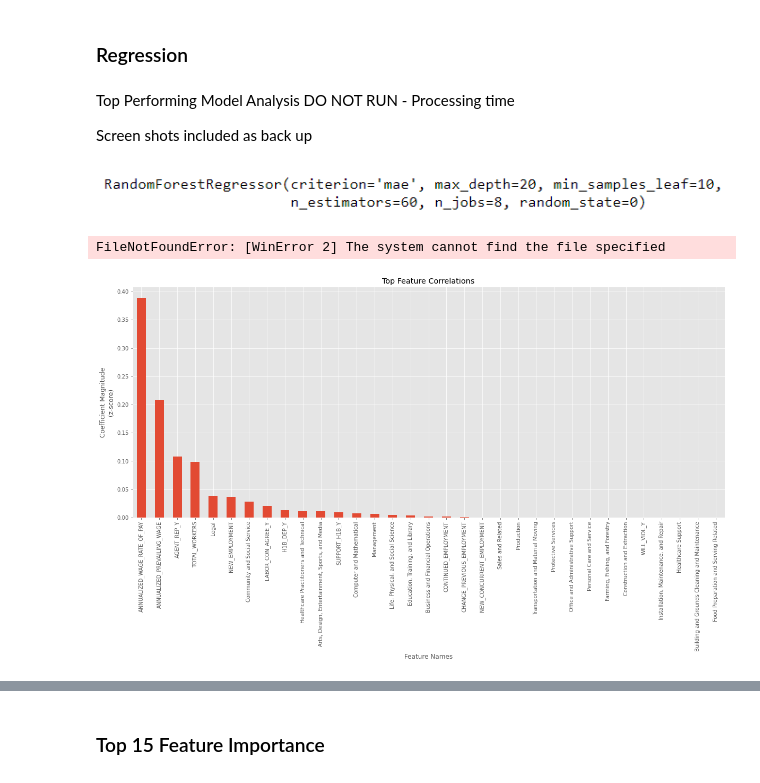
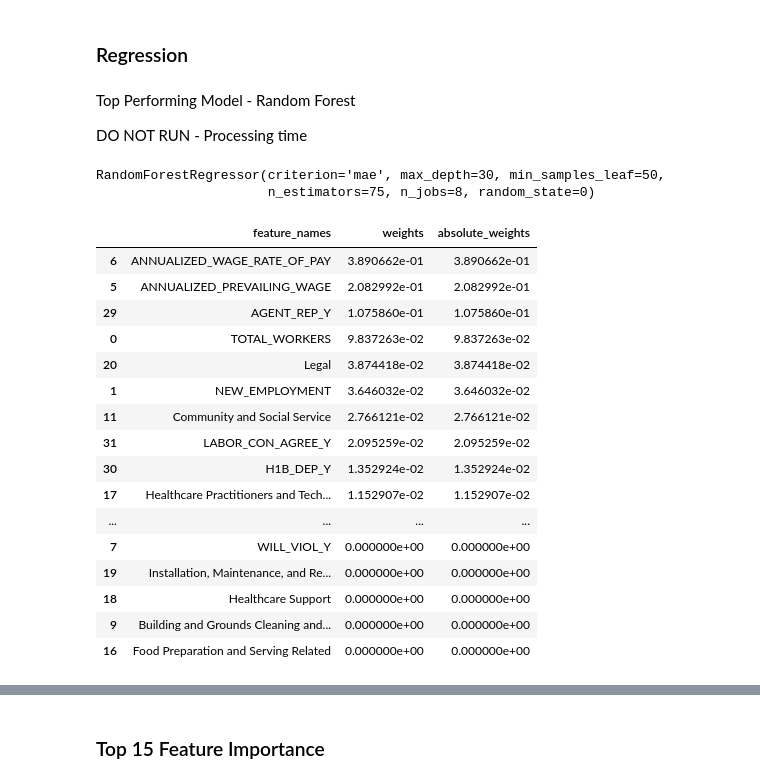
Before and after one commit to trishattah/DS_7331_Projects, a Jupyter notebook: Major_Lab_2/Lab2_Group4_LE.ipynb, the cells around one changed output, grey strips where cells are left out. Saved outputs shown, nothing was run; the diff lists cells and outputs as text; code cells hidden in the pictures.

```diff
--- a/Major_Lab_2/Lab2_Group4_LE.ipynb
+++ b/Major_Lab_2/Lab2_Group4_LE.ipynb
@@ -710,58 +764,38 @@ Which attributes from your analysis are most important?
 # %% [markdown]
 ### Regression
 # %% [markdown]
-Top Performing Model Analysis
+Top Performing Model - Random Forest
+
 DO NOT RUN - Processing time
-
-Screen shots included as back up
-# %% [markdown]
-![image.png](attachment:image.png)
+# %%
+#DO NOT RUN
+#Fit the model
+RFregEstimator.fit(X, y)
+# %% [output]
+RandomForestRegressor(criterion='mae', max_depth=30, min_samples_leaf=50,
+                      n_estimators=75, n_jobs=8, random_state=0)
 # %%
 #Load the model's coefficient weights and feature names into a dataframe sorted by weights
 weights = RFregEstimator.feature_importances_.ravel()
 feature_names = X.columns.values
-linreg_ft_imp_df = pd.DataFrame({'feature_names':feature_names, 'weights':weights, 'absolute_weights': np.abs(weights)})
-linreg_ft_imp_df.sort_values(by='absolute_weights', inplace=True, ascending=False )
+RF_ft_imp_df = pd.DataFrame({'feature_names':feature_names, 'weights':weights, 'absolute_weights': np.abs(weights)})
+RF_ft_imp_df.sort_values(by='absolute_weights', inplace=True, ascending=False )
+RF_ft_imp_df
+# %% [output]
+|  | feature_names | weights | absolute_weights |
+| 6 | ANNUALIZED_WAGE_RATE_OF_PAY | 3.890662e-01 | 3.890662e-01 |
+| 5 | ANNUALIZED_PREVAILING_WAGE | 2.082992e-01 | 2.082992e-01 |
+| 29 | AGENT_REP_Y | 1.075860e-01 | 1.075860e-01 |
+| 0 | TOTAL_WORKERS | 9.837263e-02 | 9.837263e-02 |
+| 20 | Legal | 3.874418e-02 | 3.874418e-02 |
+| 1 | NEW_EMPLOYMENT | 3.646032e-02 | 3.646032e-02 |
+| 11 | Community and Social Service | 2.766121e-02 | 2.766121e-02 |
+| 31 | LABOR_CON_AGREE_Y | 2.095259e-02 | 2.095259e-02 |
+| 30 | H1B_DEP_Y | 1.352924e-02 | 1.352924e-02 |
+| 17 | Healthcare Practitioners and Tech... | 1.152907e-02 | 1.152907e-02 |
+| ... | ... | ... | ... |
+| 7 | WILL_VIOL_Y | 0.000000e+00 | 0.000000e+00 |
+| 19 | Installation, Maintenance, and Re... | 0.000000e+00 | 0.000000e+00 |
+| 18 | Healthcare Support | 0.000000e+00 | 0.000000e+00 |
+| 9 | Building and Grounds Cleaning and... | 0.000000e+00 | 0.000000e+00 |
+| 16 | Food Preparation and Serving Related | 0.000000e+00 | 0.000000e+00 |
-# %%
-
-# Extract single tree
-estimator = RFregEstimator.estimators_[5]
-
-from sklearn.tree import export_graphviz
-# Export as dot file
-#export_graphviz(estimator, out_file='tree.dot',
-export_graphviz(estimator, out_file='tree',
-                feature_names = X.columns.values,
-                #class_names = y.target_names,
-                rounded = True, proportion = False,
-                precision = 2, filled = True)
-
-# Convert to png using system command (requires Graphviz)
-from subprocess import call
-call(['dot', '-Tpng', 'tree', '-o', 'tree', '-Gdpi=600'])
-
-# Display in jupyter notebook
-from IPython.display import Image
-Image(filename = 'tree.png')
-# %% [output]
-FileNotFoundError: [WinError 2] The system cannot find the file specified
-# %%
-# Examine categorical variables of interest
-import matplotlib.pyplot as plt
-%matplotlib inline
-
-#Plot the model's feature importances
-# REFERENCE:  Eric Larson, https://github.com/eclarson/DataMiningNotebooks
-plt.style.use('ggplot')
-
-wt_plt_df = linreg_ft_imp_df.head(75)
-
-weights = pd.Series(wt_plt_df['weights'].values,index=wt_plt_df['feature_names'])
-ax = weights.plot(kind='bar', figsize=(20,8))
-
-ax.set_title("Top Feature Correlations")
-ax.set_ylabel("Coefficient Magnitude\n(z-score)")
-ax.set_xlabel("Feature Names")
-plt.show()
-# %% [output]
-[figure, removed]
```
Also changed, not shown: parts of 27 cells of this notebook.
